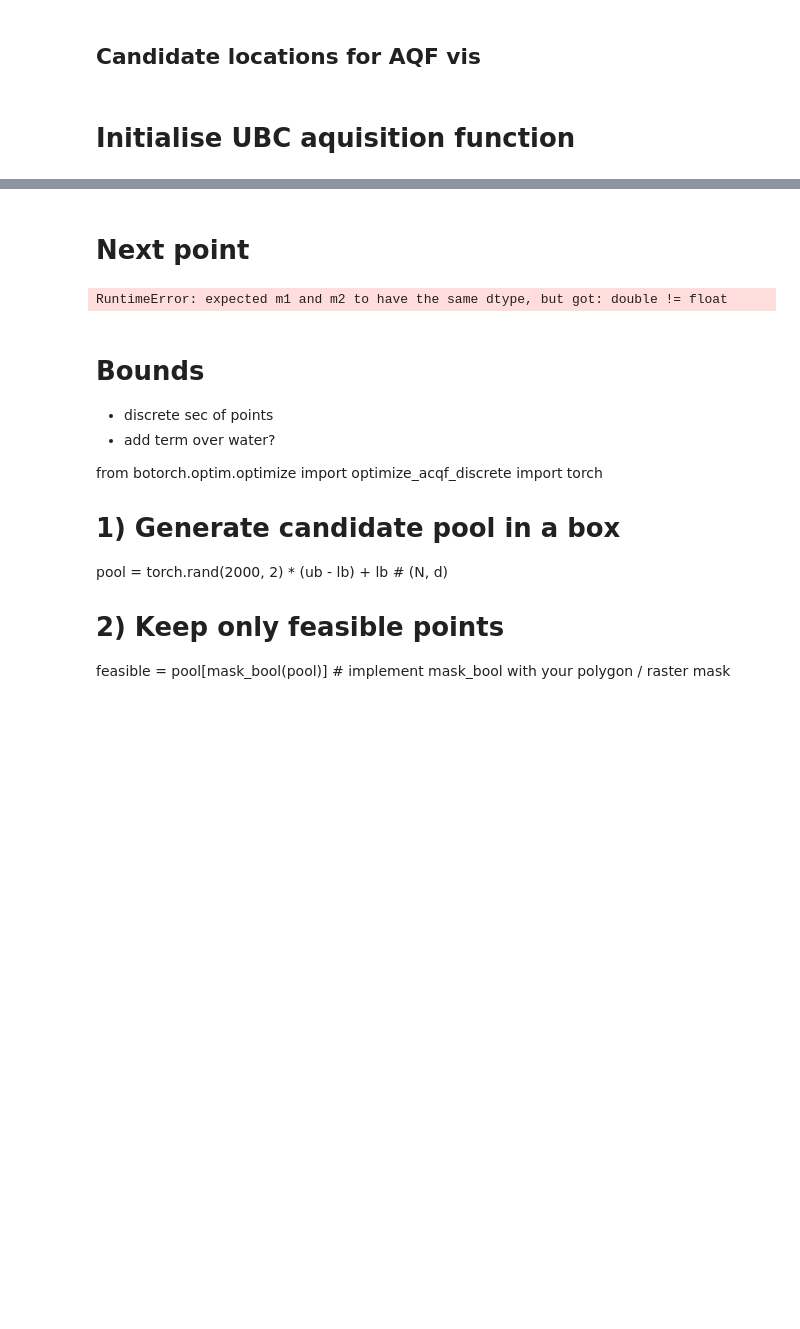
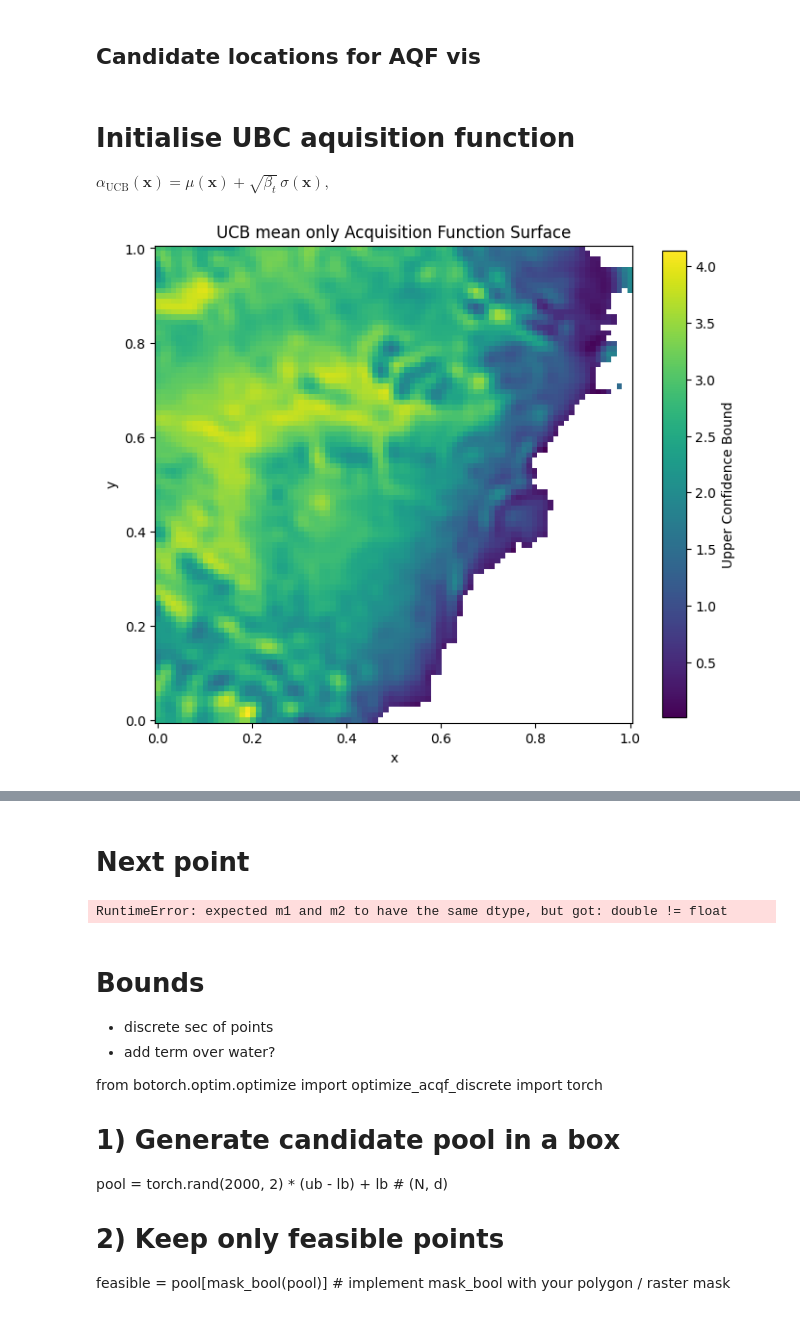
Before and after one commit to kimbente/BO4AIS, a Jupyter notebook: develop_bo.ipynb, the cells around one changed output, grey strips where cells are left out. Drawn from its saved outputs; the diff is of its cells as text; code cells hidden in the pictures; blank space fills up the shorter version.

Commit message:
Finish preprocessing, more Aquisition functions

```diff
--- a/develop_bo.ipynb
+++ b/develop_bo.ipynb
@@ -321,5 +326,13 @@ X_candidates = X_points_long.unsqueeze(1)
 # %% [markdown]
 # Initialise UBC aquisition function
+
+$
+\begin{equation}
+\alpha_{\mathrm{UCB}}(\mathbf{x}) =
+\mu(\mathbf{x}) + \sqrt{\beta_t}\,\sigma(\mathbf{x}),
+\label{eq:ucb}
+\end{equation}
+$
 # %%
 from botorch.acquisition import UpperConfidenceBound
 
@@ -333,3 +352,27 @@ UCB = UpperConfidenceBound(
+# %%
+acq_values_UCB_mean_only = UCB_mean_only(X_candidates)
+acq_values_UCB_mean_only_2d = acq_values_UCB_mean_only.reshape(N_side, N_side).detach().numpy()
+acq_values_UCB_mean_only_2d[mask_na_tensor] = np.nan
+# %%
+### VISUALISE ###
+fig, ax = plt.subplots(figsize = (8, 7))
+
+pcm = ax.pcolormesh(
+    side, side, acq_values_UCB_mean_only_2d,
+    shading = 'auto',
+    cmap = "viridis", # "YlOrRd"
+    # vmin = 0, vmax = 5
+)
+
+fig.colorbar(pcm, ax = ax, shrink = 0.9, label = "Upper Confidence Bound")
+ax.set_xlabel("x")
+ax.set_ylabel("y")
+ax.set_aspect('equal', adjustable = 'box')
+ax.set_title("UCB mean only Acquisition Function Surface")
+# Range is 0 to 4
+plt.show()
+# %% [output]
+[figure, added]
 # %%
 acq_values_UCB = UCB(X_candidates)
 acq_values_UCB_2d = acq_values_UCB.reshape(N_side, N_side).detach().numpy()
```
Also changed, not shown: parts of 18 cells of this notebook, 18 other files.
